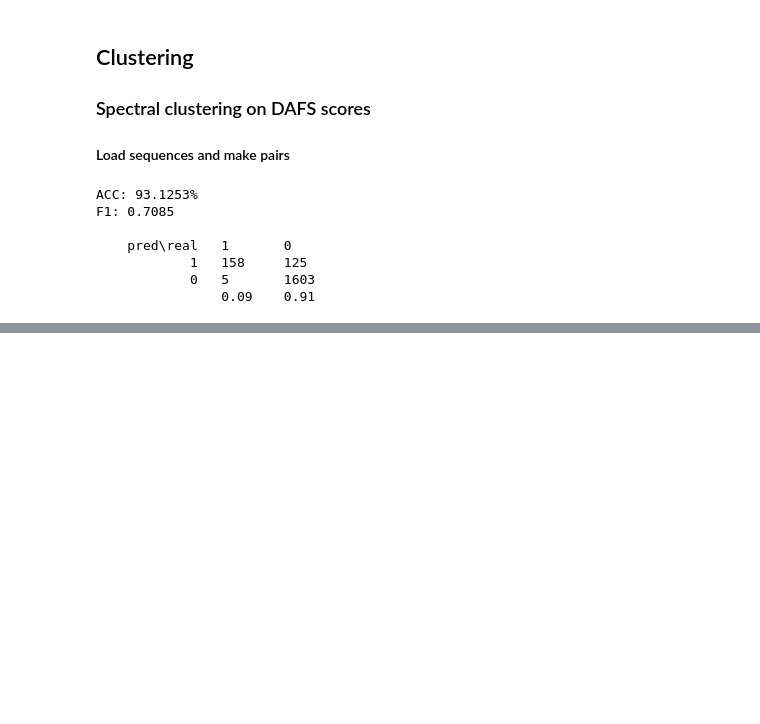
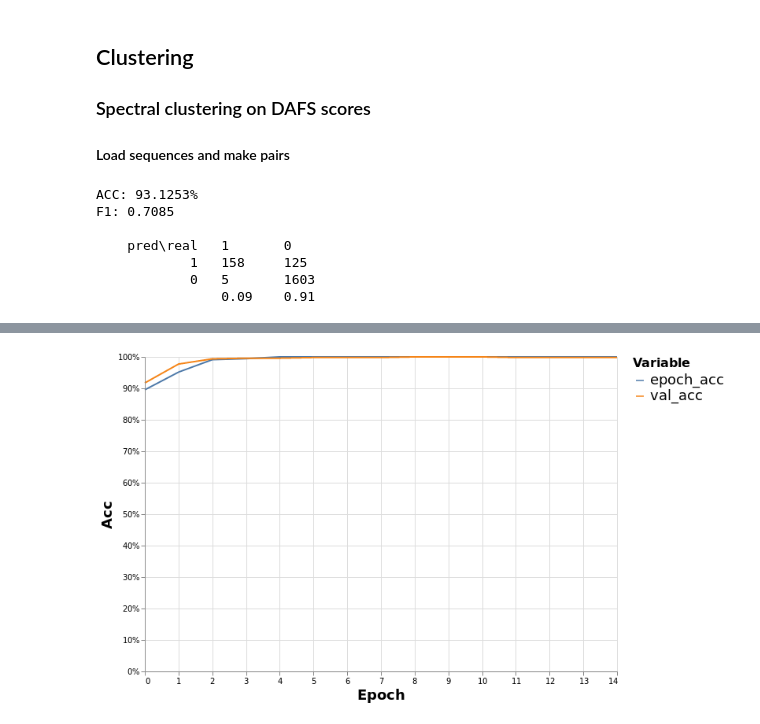
Before and after one commit to Reproducibility-FBB-MSU/Convolutional-neural-networks_ncRNA, a Jupyter notebook: notebooks/CNN_comparison.ipynb, the cells around one changed output, grey strips where cells are left out. Cells and saved outputs as stored; diff of their text form; code cells hidden in the pictures; blank space fills up the shorter version.

```diff
--- a/notebooks/CNN_comparison.ipynb
+++ b/notebooks/CNN_comparison.ipynb
@@ -341,0 +376,8 @@ F1: 0.7085
+# %%
+alt.Chart(history[["epoch_acc", "val_acc"]].reset_index().melt(id_vars=['index'], value_vars=['epoch_acc', 'val_acc']), height=400, width=600).mark_line().encode(
+    alt.X("index:Q", axis=alt.Axis(title="Epoch", titleFontSize=18)),
+    alt.Y("value", axis=alt.Axis(format='%', title="Acc", titleFontSize=18)),
+    alt.Color("variable", legend=alt.Legend(title="Variable", labelFontSize=18, titleFontSize=16))
+)
+# %% [output]
+[figure, added]
```
Also changed, not shown: parts of 8 cells of this notebook, 1 other file.
